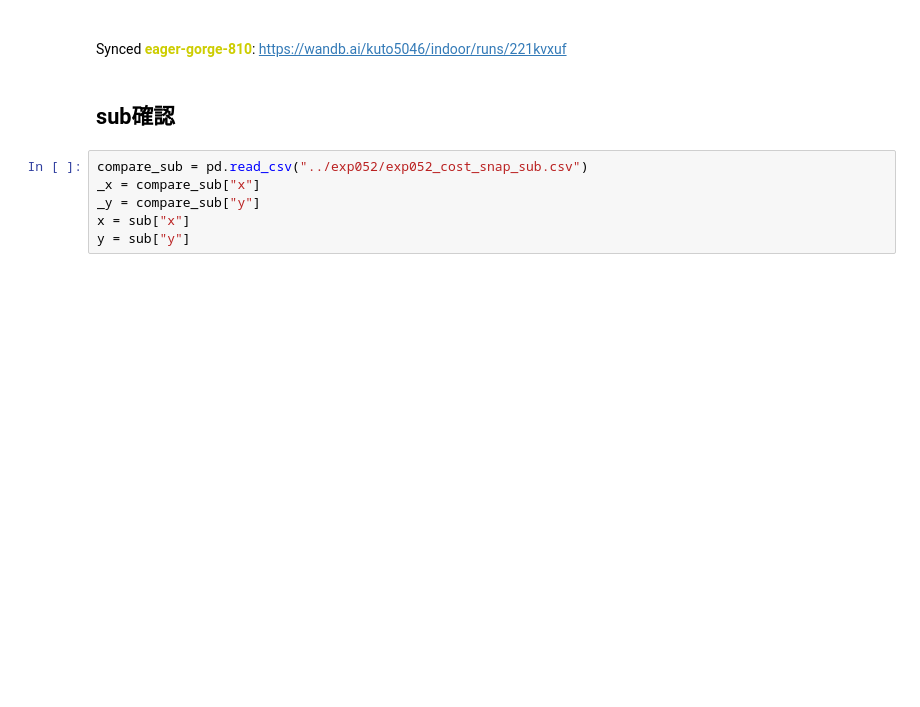
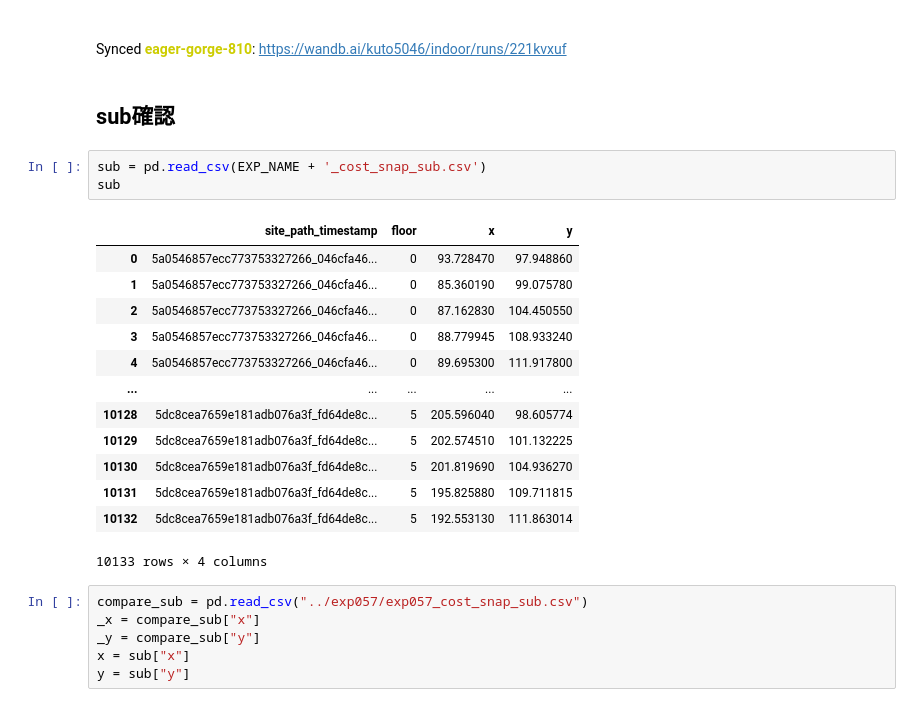
Before and after one commit to kuto5046/kaggle-indoor, a Jupyter notebook: exp/exp058/exp058.ipynb, the cells around one changed output. Cells and saved outputs as stored; diff of their text form; blank space fills up the shorter version.

```diff
--- a/exp/exp058/exp058.ipynb
+++ b/exp/exp058/exp058.ipynb
@@ -1311,8 +1311,25 @@ Synced 5 W&B file(s), 0 media file(s), 0 artifact file(s) and 0 other file(s)
 Synced eager-gorge-810: https://wandb.ai/kuto5046/indoor/runs/221kvxuf
 # %% [markdown]
 ## sub確認
+# %%
+sub = pd.read_csv(EXP_NAME + '_cost_snap_sub.csv')
+sub
+# %% [output]
+|  | site_path_timestamp | floor | x | y |
+| 0 | 5a0546857ecc773753327266_046cfa46... | 0 | 93.728470 | 97.948860 |
+| 1 | 5a0546857ecc773753327266_046cfa46... | 0 | 85.360190 | 99.075780 |
+| 2 | 5a0546857ecc773753327266_046cfa46... | 0 | 87.162830 | 104.450550 |
+| 3 | 5a0546857ecc773753327266_046cfa46... | 0 | 88.779945 | 108.933240 |
+| 4 | 5a0546857ecc773753327266_046cfa46... | 0 | 89.695300 | 111.917800 |
+| ... | ... | ... | ... | ... |
+| 10128 | 5dc8cea7659e181adb076a3f_fd64de8c... | 5 | 205.596040 | 98.605774 |
+| 10129 | 5dc8cea7659e181adb076a3f_fd64de8c... | 5 | 202.574510 | 101.132225 |
+| 10130 | 5dc8cea7659e181adb076a3f_fd64de8c... | 5 | 201.819690 | 104.936270 |
+| 10131 | 5dc8cea7659e181adb076a3f_fd64de8c... | 5 | 195.825880 | 109.711815 |
+| 10132 | 5dc8cea7659e181adb076a3f_fd64de8c... | 5 | 192.553130 | 111.863014 |
+10133 rows × 4 columns
 # %%
-compare_sub = pd.read_csv("../exp052/exp052_cost_snap_sub.csv")
+compare_sub = pd.read_csv("../exp057/exp057_cost_snap_sub.csv")
 _x = compare_sub["x"]
 _y = compare_sub["y"]
 x = sub["x"]
```
Also changed, not shown: parts of 2 cells of this notebook, 12 other files.
